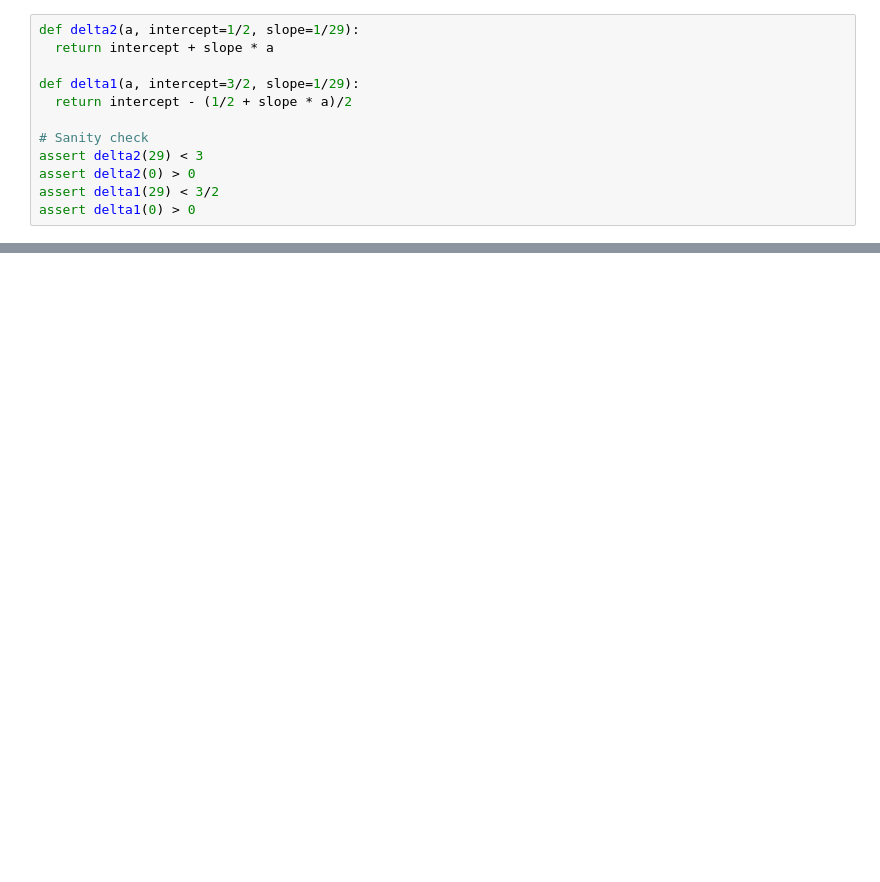
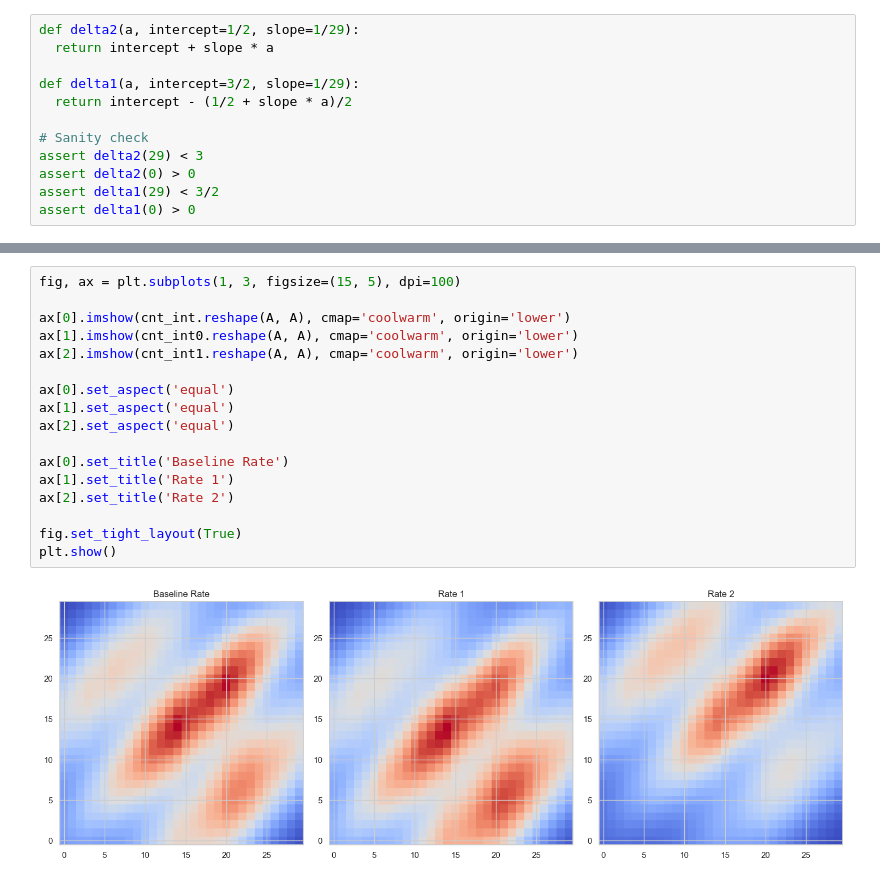
Before and after one commit to ShozenD/cntmosaic, a Jupyter notebook: notebooks/synthetic_data.ipynb, the cells around one changed output, grey strips where cells are left out. Saved outputs shown, nothing was run; the diff lists cells and outputs as text; blank space fills up the shorter version.

```diff
--- a/notebooks/synthetic_data.ipynb
+++ b/notebooks/synthetic_data.ipynb
@@ -151,0 +174,19 @@ plt.show()
+# %%
+fig, ax = plt.subplots(1, 3, figsize=(15, 5), dpi=100)
+
+ax[0].imshow(cnt_int.reshape(A, A), cmap='coolwarm', origin='lower')
+ax[1].imshow(cnt_int0.reshape(A, A), cmap='coolwarm', origin='lower')
+ax[2].imshow(cnt_int1.reshape(A, A), cmap='coolwarm', origin='lower')
+
+ax[0].set_aspect('equal')
+ax[1].set_aspect('equal')
+ax[2].set_aspect('equal')
+
+ax[0].set_title('Baseline Rate')
+ax[1].set_title('Rate 1')
+ax[2].set_title('Rate 2')
+
+fig.set_tight_layout(True)
+plt.show()
+# %% [output]
+[figure, added]
```
Also changed, not shown: parts of 21 cells of this notebook.
